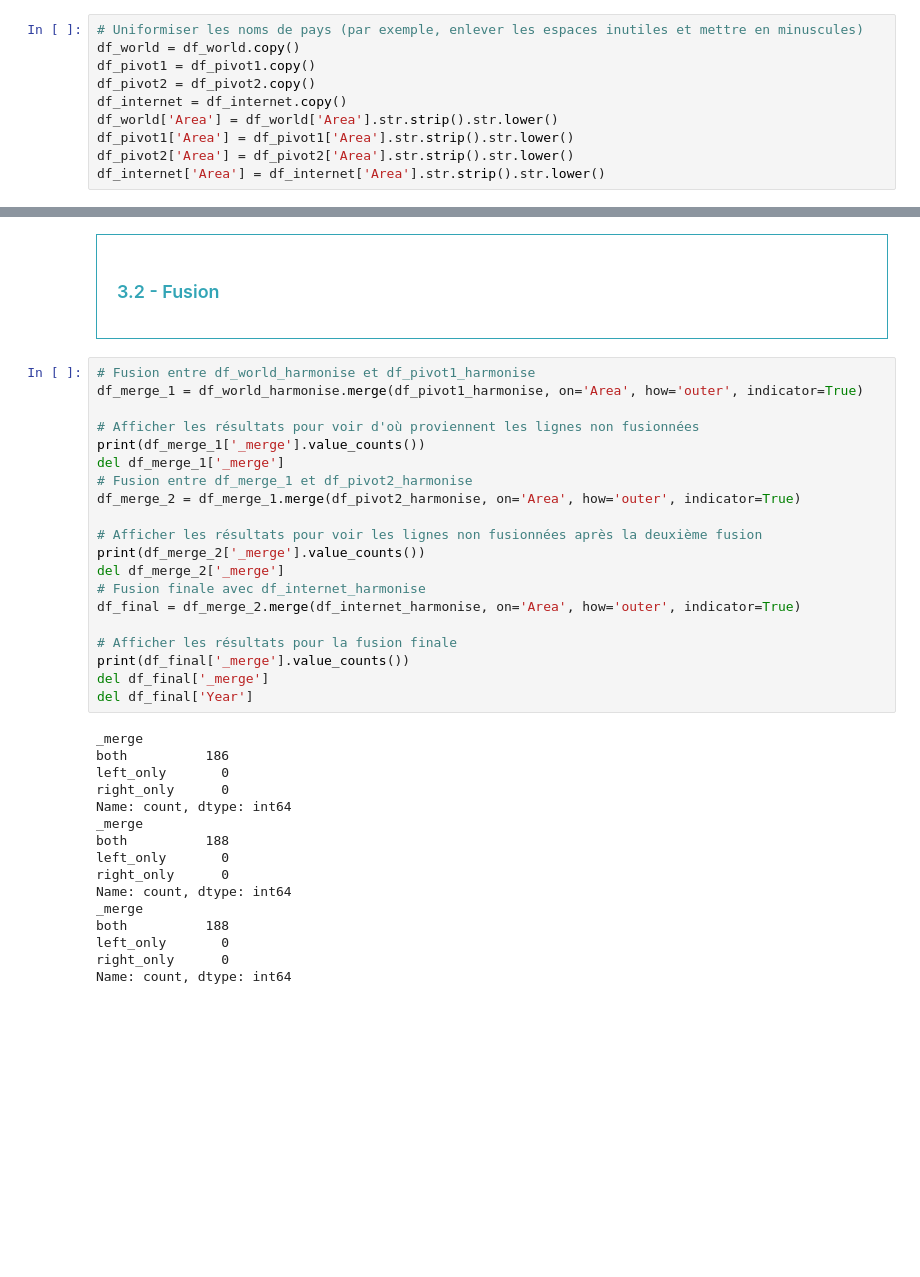
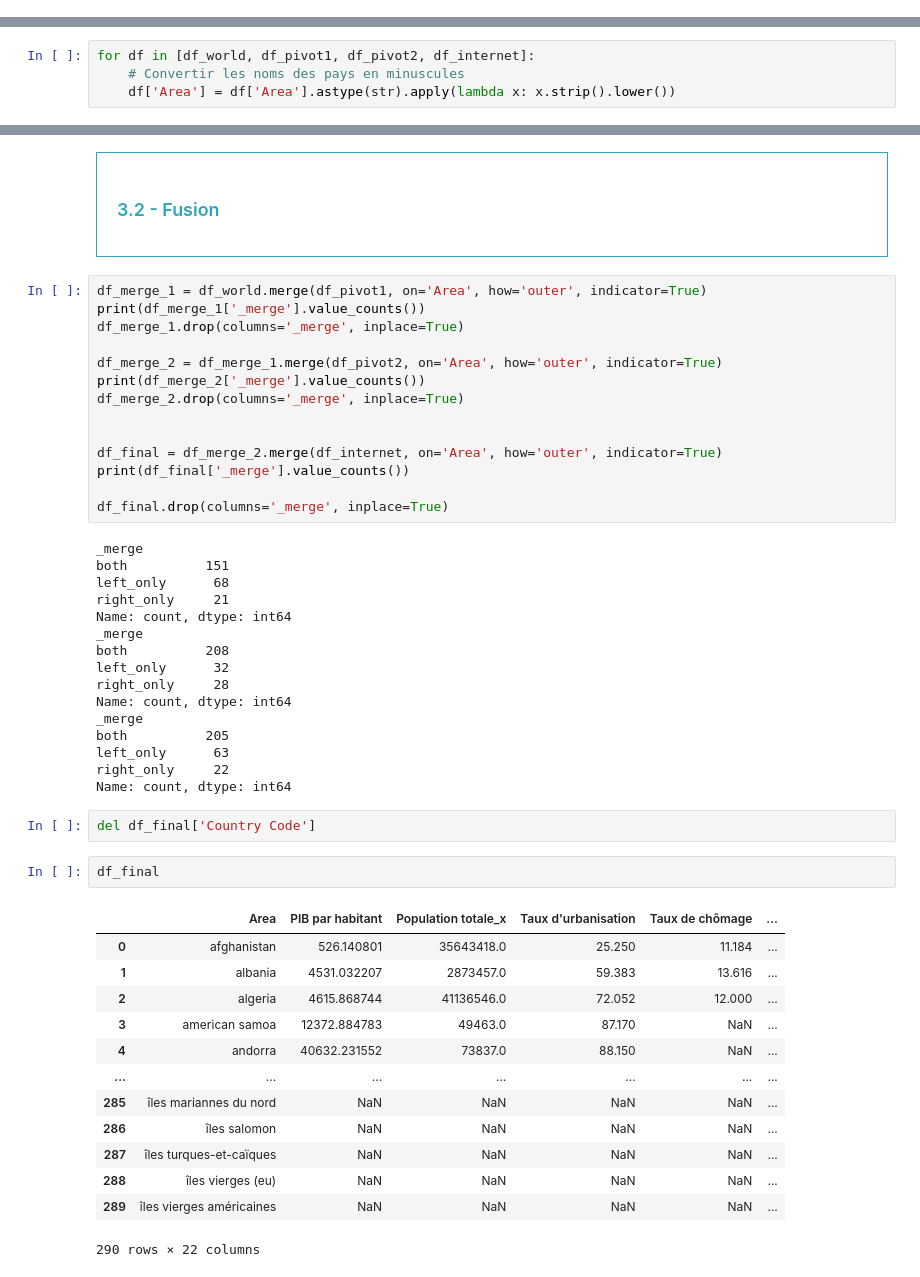
Before and after one commit to obenmaha/BioPoultryMarketAnalysis, a Jupyter notebook: Notebook.ipynb, the cells around one changed output, grey strips where cells are left out. Drawn from its saved outputs; the diff is of its cells as text; blank space fills up the shorter version.

```diff
--- a/Notebook.ipynb
+++ b/Notebook.ipynb
@@ -331,13 +325,3 @@ Verification Pays
 <div style="border: 1px solid RGB(51,165,182);" >
 <h3 style="margin: auto; padding: 20px; color: RGB(51,165,182); ">3.1 - Verification des pays avant de les fusionner</h3>
 </div>
-# %%
-# Uniformiser les noms de pays (par exemple, enlever les espaces inutiles et mettre en minuscules)
-df_world = df_world.copy()
-df_pivot1 = df_pivot1.copy()
-df_pivot2 = df_pivot2.copy()
-df_internet = df_internet.copy()
-df_world['Area'] = df_world['Area'].str.strip().str.lower()
-df_pivot1['Area'] = df_pivot1['Area'].str.strip().str.lower()
-df_pivot2['Area'] = df_pivot2['Area'].str.strip().str.lower()
-df_internet['Area'] = df_internet['Area'].str.strip().str.lower()
@@ -438,0 +328,4 @@ Présents dans df_pivot2 mais pas dans df_world: set()
+# %%
+for df in [df_world, df_pivot1, df_pivot2, df_internet]:
+    # Convertir les noms des pays en minuscules
+    df['Area'] = df['Area'].astype(str).apply(lambda x: x.strip().lower())
@@ -441,38 +756,50 @@ Présents dans df_pivot2 mais pas dans df_world: set()
 <h3 style="margin: auto; padding: 20px; color: RGB(51,165,182); ">3.2 - Fusion</h3>
 </div>
 # %%
-# Fusion entre df_world_harmonise et df_pivot1_harmonise
-df_merge_1 = df_world_harmonise.merge(df_pivot1_harmonise, on='Area', how='outer', indicator=True)
+df_merge_1 = df_world.merge(df_pivot1, on='Area', how='outer', indicator=True)
+print(df_merge_1['_merge'].value_counts())
+df_merge_1.drop(columns='_merge', inplace=True)
 
-# Afficher les résultats pour voir d'où proviennent les lignes non fusionnées
-print(df_merge_1['_merge'].value_counts())
-del df_merge_1['_merge']
-# Fusion entre df_merge_1 et df_pivot2_harmonise
-df_merge_2 = df_merge_1.merge(df_pivot2_harmonise, on='Area', how='outer', indicator=True)
+df_merge_2 = df_merge_1.merge(df_pivot2, on='Area', how='outer', indicator=True)
+print(df_merge_2['_merge'].value_counts())
+df_merge_2.drop(columns='_merge', inplace=True)
 
-# Afficher les résultats pour voir les lignes non fusionnées après la deuxième fusion
-print(df_merge_2['_merge'].value_counts())
-del df_merge_2['_merge']
-# Fusion finale avec df_internet_harmonise
-df_final = df_merge_2.merge(df_internet_harmonise, on='Area', how='outer', indicator=True)
 
-# Afficher les résultats pour la fusion finale
+df_final = df_merge_2.merge(df_internet, on='Area', how='outer', indicator=True)
 print(df_final['_merge'].value_counts())
-del df_final['_merge']
-del df_final['Year']
+
+df_final.drop(columns='_merge', inplace=True)
 # %% [output]
 _merge
-both          186
-left_only       0
-right_only      0
+both          151
+left_only      68
+right_only     21
 Name: count, dtype: int64
 _merge
-both          188
-left_only       0
-right_only      0
+both          208
+left_only      32
+right_only     28
 Name: count, dtype: int64
 _merge
-both          188
-left_only       0
-right_only      0
+both          205
+left_only      63
+right_only     22
 Name: count, dtype: int64
+# %%
+del df_final['Country Code']
+# %%
+df_final
+# %% [output]
+|  | Area | PIB par habitant | Population totale_x | Taux d'urbanisation | Taux de chômage | ... |
+| 0 | afghanistan | 526.140801 | 35643418.0 | 25.250 | 11.184 | ... |
+| 1 | albania | 4531.032207 | 2873457.0 | 59.383 | 13.616 | ... |
+| 2 | algeria | 4615.868744 | 41136546.0 | 72.052 | 12.000 | ... |
+| 3 | american samoa | 12372.884783 | 49463.0 | 87.170 | NaN | ... |
+| 4 | andorra | 40632.231552 | 73837.0 | 88.150 | NaN | ... |
+| ... | ... | ... | ... | ... | ... | ... |
+| 285 | îles mariannes du nord | NaN | NaN | NaN | NaN | ... |
+| 286 | îles salomon | NaN | NaN | NaN | NaN | ... |
+| 287 | îles turques-et-caïques | NaN | NaN | NaN | NaN | ... |
+| 288 | îles vierges (eu) | NaN | NaN | NaN | NaN | ... |
+| 289 | îles vierges américaines | NaN | NaN | NaN | NaN | ... |
+290 rows × 22 columns
```
Also changed, not shown: parts of 133 cells of this notebook, 10 other files.
